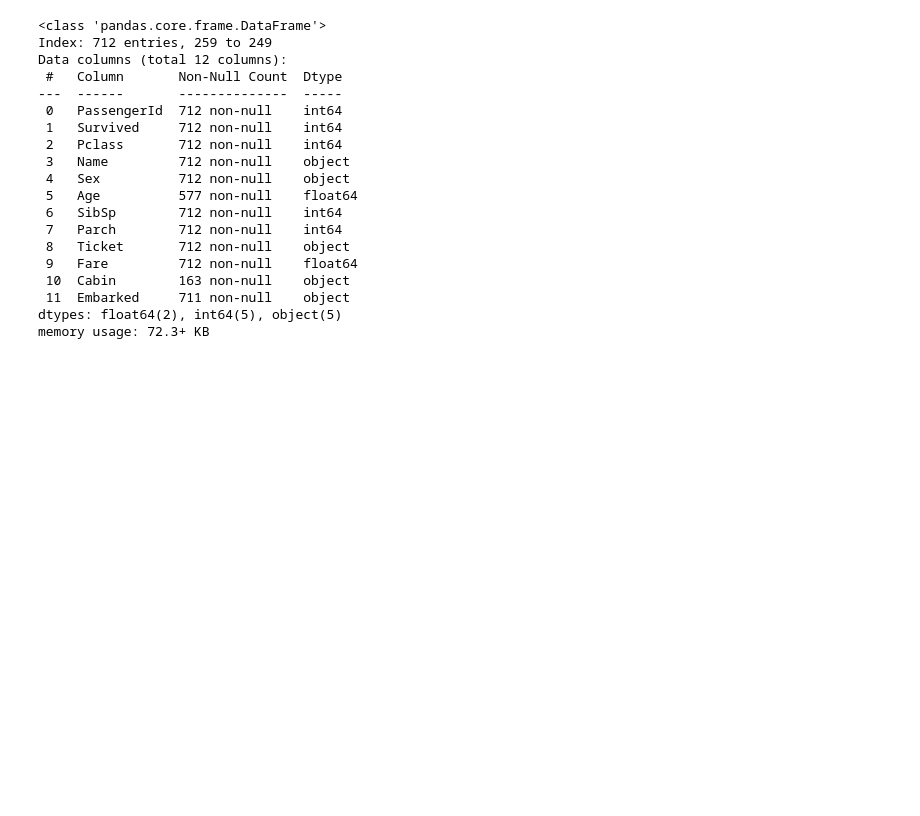
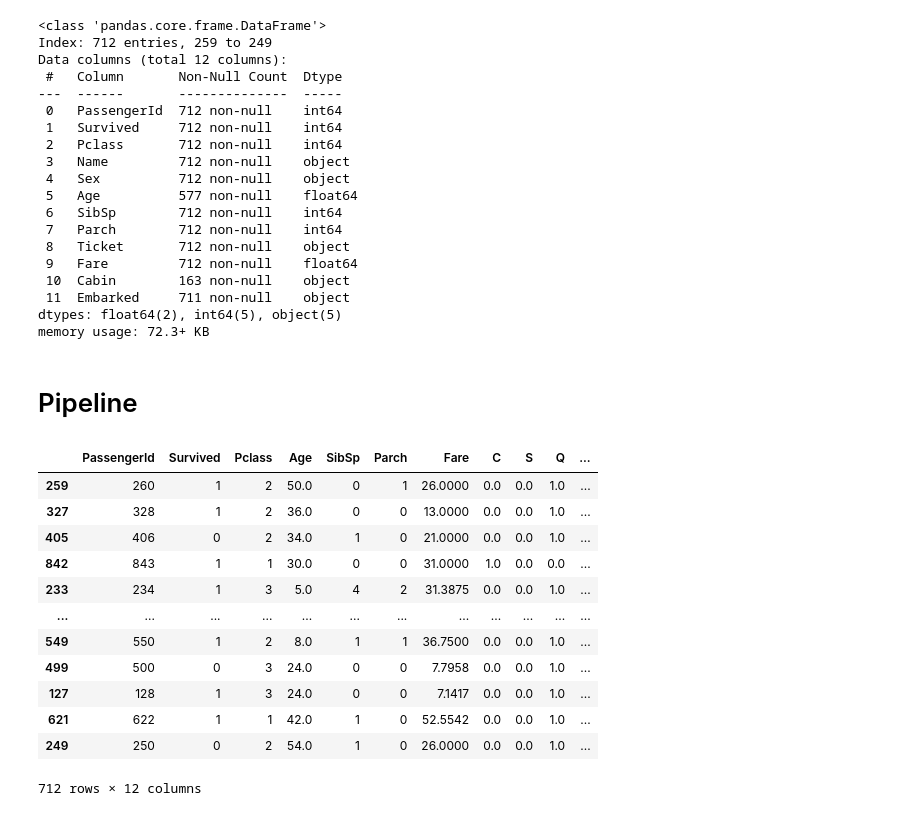
Before and after one commit to MoRahh/titanic-survival-prediction, a Jupyter notebook: main.ipynb, the cells around one changed output. Cells and saved outputs as stored; diff of their text form; code cells hidden in the pictures; blank space fills up the shorter version.

Commit message:
Pipeline

```diff
--- a/main.ipynb
+++ b/main.ipynb
@@ -115,4 +115,32 @@ class FeatureEncoder(BaseEstimator, TransformerMixin):
         return X
 # %%
 class FeatureDropper(BaseEstimator, TransformerMixin):
-    def fit(self, X,
+    def fit(self, X, y=None):
+        return self
+
+    def transform(self,X):
+        return X.drop(['Embarked', 'Name', 'Ticket', 'Cabin', 'Sex', 'N'], axis=1, errors="ignore")
+# %% [markdown]
+# Pipeline
+# %%
+from sklearn.pipeline import Pipeline
+
+pipe = Pipeline([("ageimputer", AgeImputer()), ("featureencoder", FeatureEncoder()), ("featuredropper", FeatureDropper())])
+# %%
+strat_train_set = pipe.fit_transform(strat_train_set)
+# %%
+strat_train_set
+# %% [output]
+|  | PassengerId | Survived | Pclass | Age | SibSp | Parch | Fare | C | S | Q | ... |
+| 259 | 260 | 1 | 2 | 50.0 | 0 | 1 | 26.0000 | 0.0 | 0.0 | 1.0 | ... |
+| 327 | 328 | 1 | 2 | 36.0 | 0 | 0 | 13.0000 | 0.0 | 0.0 | 1.0 | ... |
+| 405 | 406 | 0 | 2 | 34.0 | 1 | 0 | 21.0000 | 0.0 | 0.0 | 1.0 | ... |
+| 842 | 843 | 1 | 1 | 30.0 | 0 | 0 | 31.0000 | 1.0 | 0.0 | 0.0 | ... |
+| 233 | 234 | 1 | 3 | 5.0 | 4 | 2 | 31.3875 | 0.0 | 0.0 | 1.0 | ... |
+| ... | ... | ... | ... | ... | ... | ... | ... | ... | ... | ... | ... |
+| 549 | 550 | 1 | 2 | 8.0 | 1 | 1 | 36.7500 | 0.0 | 0.0 | 1.0 | ... |
+| 499 | 500 | 0 | 3 | 24.0 | 0 | 0 | 7.7958 | 0.0 | 0.0 | 1.0 | ... |
+| 127 | 128 | 1 | 3 | 24.0 | 0 | 0 | 7.1417 | 0.0 | 0.0 | 1.0 | ... |
+| 621 | 622 | 1 | 1 | 42.0 | 1 | 0 | 52.5542 | 0.0 | 0.0 | 1.0 | ... |
+| 249 | 250 | 0 | 2 | 54.0 | 1 | 0 | 26.0000 | 0.0 | 0.0 | 1.0 | ... |
+712 rows × 12 columns
```
Also changed, not shown: parts of 2 cells of this notebook.
